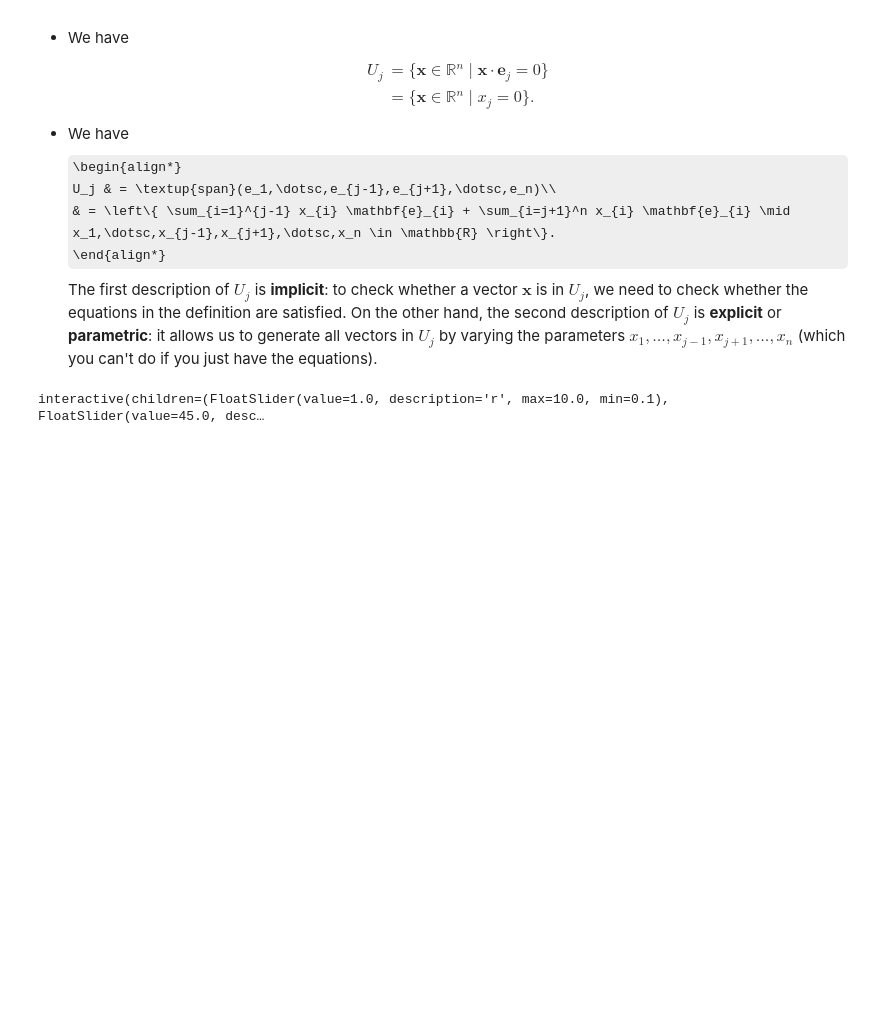
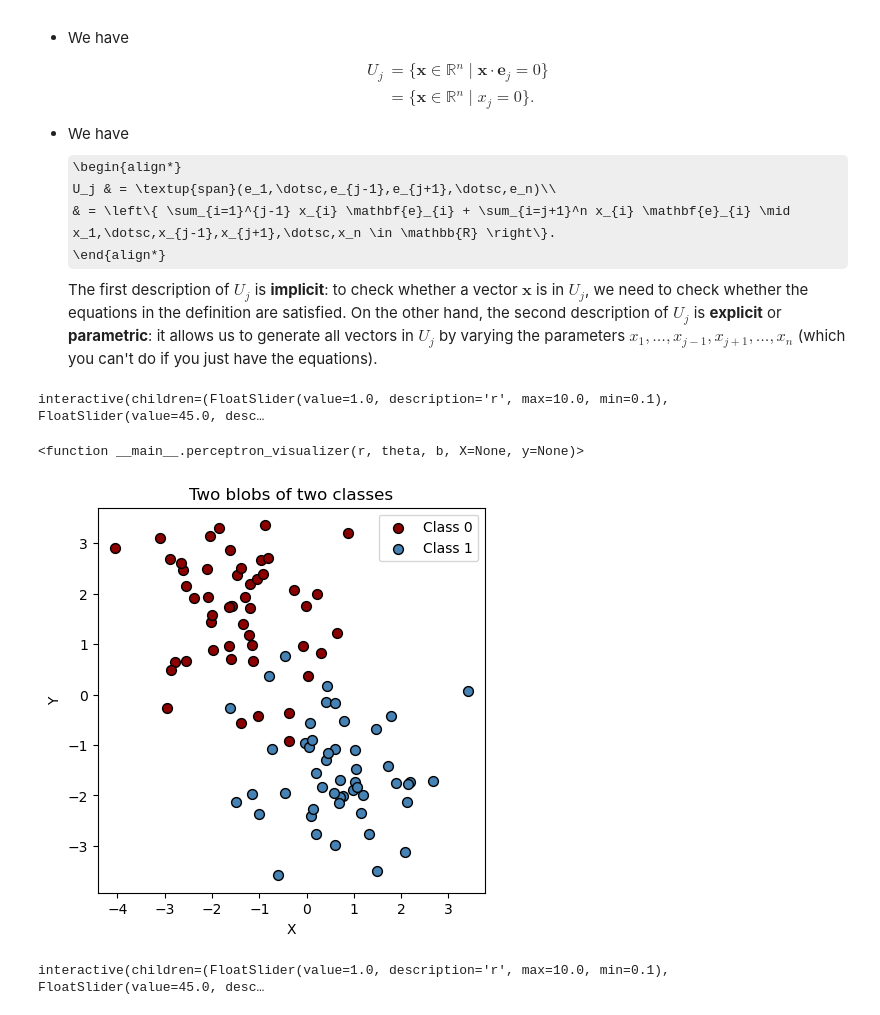
Before and after one commit to arvindsuresh-math/MATH-392-Intro-to-neural-networks, a Jupyter notebook: notebooks/11_perceptrons-logistic-regression.ipynb, the cells around one changed output. Cells and saved outputs as stored; diff of their text form; code cells hidden in the pictures; some formulas as TeX source; blank space fills up the shorter version.

```diff
--- a/notebooks/11_perceptrons-logistic-regression.ipynb
+++ b/notebooks/11_perceptrons-logistic-regression.ipynb
@@ -189,6 +189,36 @@ def perceptron_visualizer(r, theta, b, X=None, y=None):
     ax.set_title("Perceptron visualizer")
     ax.legend()
     plt.show()
+# %%
+
+X = None
+Y = None
+interact(perceptron_visualizer,
+         r=FloatSlider(min=0.1, max=10, step=0.1, value=1, description='r'),
+         theta=FloatSlider(min=0, max=360, step=1, value=45, description='θ (deg)'),
+         b=FloatSlider(min=-10, max=10, step=0.5, value=0, description='b'),
+         X=fixed(X),
+         y=fixed(y))
+# %% [output]
+interactive(children=(FloatSlider(value=1.0, description='r', max=10.0, min=0.1), FloatSlider(value=45.0, desc…
+<function __main__.perceptron_visualizer(r, theta, b, X=None, y=None)>
+# %%
+from sklearn.datasets import make_blobs
+
+#visualize two blobs of two classes
+X, y = make_blobs(n_samples=100, centers=2, n_features=2, center_box=(-2, 2))
+
+#plot two blobs, label the classes and the axes
+plt.figure(figsize=(5,5))
+plt.scatter(X[y==0, 0], X[y==0, 1], color='darkred', edgecolor='k', s=50, label="Class 0")
+plt.scatter(X[y==1, 0], X[y==1, 1], color='steelblue', edgecolor='k', s=50, label="Class 1")
+plt.xlabel("X")
+plt.ylabel("Y")
+plt.title("Two blobs of two classes")
+plt.legend()
+plt.show()
+# %% [output]
+[figure, added]
 # %%
 from sklearn.datasets import make_blobs
 
```
Also changed, not shown: parts of 3 cells of this notebook, 2 other files.
